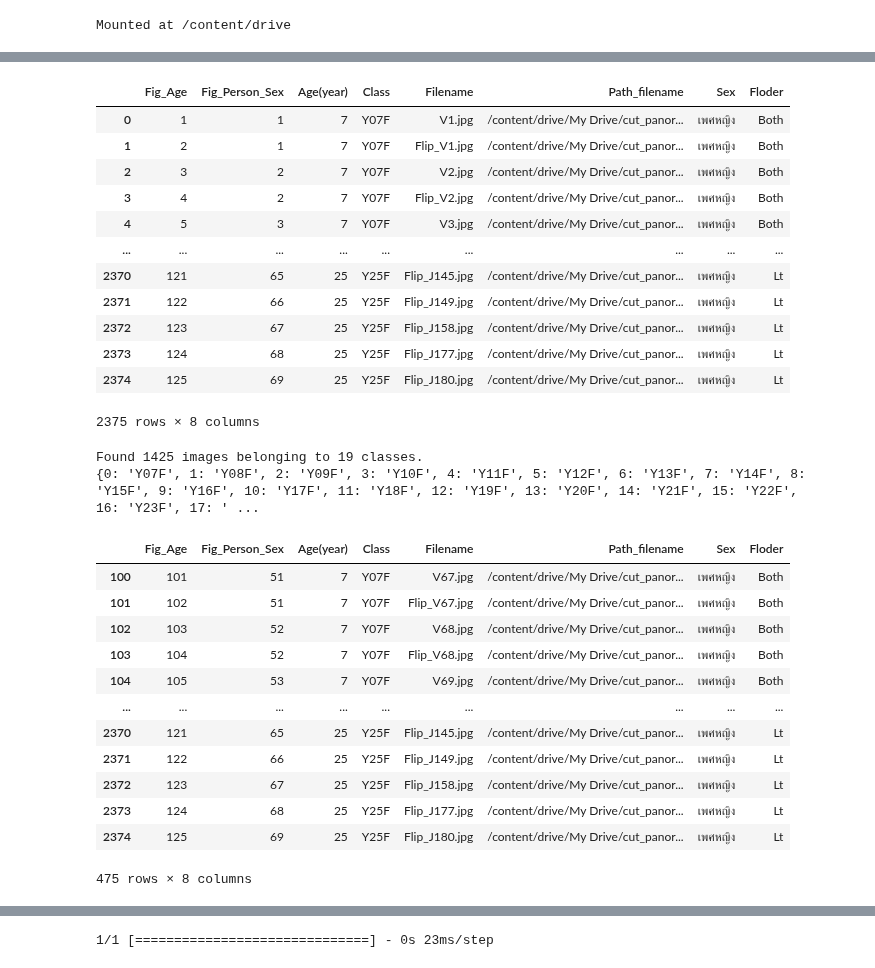
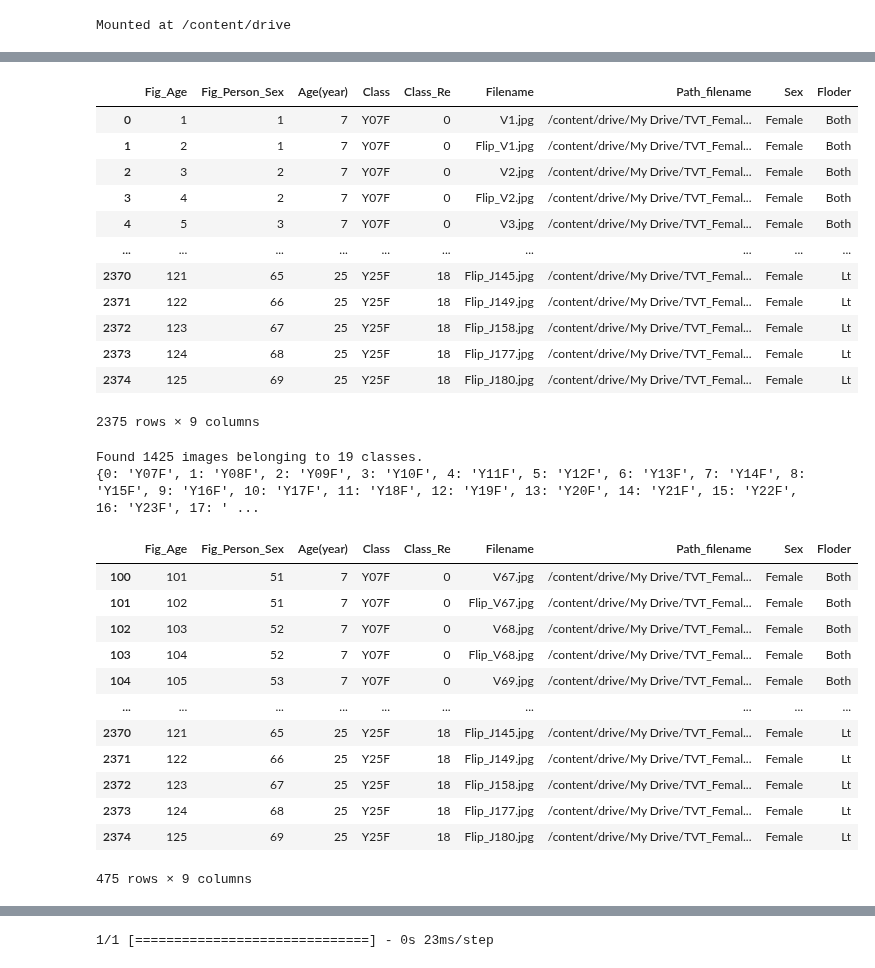
Before and after one commit to Wanita-8943/efficientnet_keras_transfer_learning, a Jupyter notebook: NEW_Predict_รอบที่2_Female125_250รอบ.ipynb, the cells around one changed output, grey strips where cells are left out. Drawn from its saved outputs; the diff is of its cells as text; code cells hidden in the pictures.

```diff
--- a/NEW_Predict_รอบที่2_Female125_250รอบ.ipynb
+++ b/NEW_Predict_รอบที่2_Female125_250รอบ.ipynb
@@ -28,21 +28,21 @@ Resolving deltas: 100% (420/420), done.
 /content/efficientnet_keras_transfer_learning
 # %%
-df = pd.read_csv (r'/content/drive/MyDrive/cut_panoramic/Data/Data_Female_125.csv')
+df = pd.read_csv (r'/content/drive/MyDrive/cut_panoramic/Data/New_Data_Female125.csv')
 df
 # %% [output]
-|  | Fig_Age | Fig_Person_Sex | Age(year) | Class | Filename | Path_filename | Sex | Floder |
-| 0 | 1 | 1 | 7 | Y07F | V1.jpg | /content/drive/My Drive/cut_panor... | เพศหญิง | Both |
-| 1 | 2 | 1 | 7 | Y07F | Flip_V1.jpg | /content/drive/My Drive/cut_panor... | เพศหญิง | Both |
-| 2 | 3 | 2 | 7 | Y07F | V2.jpg | /content/drive/My Drive/cut_panor... | เพศหญิง | Both |
-| 3 | 4 | 2 | 7 | Y07F | Flip_V2.jpg | /content/drive/My Drive/cut_panor... | เพศหญิง | Both |
-| 4 | 5 | 3 | 7 | Y07F | V3.jpg | /content/drive/My Drive/cut_panor... | เพศหญิง | Both |
-| ... | ... | ... | ... | ... | ... | ... | ... | ... |
-| 2370 | 121 | 65 | 25 | Y25F | Flip_J145.jpg | /content/drive/My Drive/cut_panor... | เพศหญิง | Lt |
-| 2371 | 122 | 66 | 25 | Y25F | Flip_J149.jpg | /content/drive/My Drive/cut_panor... | เพศหญิง | Lt |
-| 2372 | 123 | 67 | 25 | Y25F | Flip_J158.jpg | /content/drive/My Drive/cut_panor... | เพศหญิง | Lt |
-| 2373 | 124 | 68 | 25 | Y25F | Flip_J177.jpg | /content/drive/My Drive/cut_panor... | เพศหญิง | Lt |
-| 2374 | 125 | 69 | 25 | Y25F | Flip_J180.jpg | /content/drive/My Drive/cut_panor... | เพศหญิง | Lt |
+|  | Fig_Age | Fig_Person_Sex | Age(year) | Class | Class_Re | Filename | Path_filename | Sex | Floder |
+| 0 | 1 | 1 | 7 | Y07F | 0 | V1.jpg | /content/drive/My Drive/TVT_Femal... | Female | Both |
+| 1 | 2 | 1 | 7 | Y07F | 0 | Flip_V1.jpg | /content/drive/My Drive/TVT_Femal... | Female | Both |
+| 2 | 3 | 2 | 7 | Y07F | 0 | V2.jpg | /content/drive/My Drive/TVT_Femal... | Female | Both |
+| 3 | 4 | 2 | 7 | Y07F | 0 | Flip_V2.jpg | /content/drive/My Drive/TVT_Femal... | Female | Both |
+| 4 | 5 | 3 | 7 | Y07F | 0 | V3.jpg | /content/drive/My Drive/TVT_Femal... | Female | Both |
+| ... | ... | ... | ... | ... | ... | ... | ... | ... | ... |
+| 2370 | 121 | 65 | 25 | Y25F | 18 | Flip_J145.jpg | /content/drive/My Drive/TVT_Femal... | Female | Lt |
+| 2371 | 122 | 66 | 25 | Y25F | 18 | Flip_J149.jpg | /content/drive/My Drive/TVT_Femal... | Female | Lt |
+| 2372 | 123 | 67 | 25 | Y25F | 18 | Flip_J158.jpg | /content/drive/My Drive/TVT_Femal... | Female | Lt |
+| 2373 | 124 | 68 | 25 | Y25F | 18 | Flip_J177.jpg | /content/drive/My Drive/TVT_Femal... | Female | Lt |
+| 2374 | 125 | 69 | 25 | Y25F | 18 | Flip_J180.jpg | /content/drive/My Drive/TVT_Femal... | Female | Lt |
-2375 rows × 8 columns
+2375 rows × 9 columns
 # %%
 import sys
 sys.path.append('/content/drive/MyDrive/cut_panoramic/Model/22_รอบที่2_Flimpano_Female125_250.h5')
@@ -111,19 +111,19 @@ Found 1425 images belonging to 19 classes.
 test = df[df['Fig_Age'].between(101,125)]
 test
 # %% [output]
-|  | Fig_Age | Fig_Person_Sex | Age(year) | Class | Filename | Path_filename | Sex | Floder |
-| 100 | 101 | 51 | 7 | Y07F | V67.jpg | /content/drive/My Drive/cut_panor... | เพศหญิง | Both |
-| 101 | 102 | 51 | 7 | Y07F | Flip_V67.jpg | /content/drive/My Drive/cut_panor... | เพศหญิง | Both |
-| 102 | 103 | 52 | 7 | Y07F | V68.jpg | /content/drive/My Drive/cut_panor... | เพศหญิง | Both |
-| 103 | 104 | 52 | 7 | Y07F | Flip_V68.jpg | /content/drive/My Drive/cut_panor... | เพศหญิง | Both |
-| 104 | 105 | 53 | 7 | Y07F | V69.jpg | /content/drive/My Drive/cut_panor... | เพศหญิง | Both |
-| ... | ... | ... | ... | ... | ... | ... | ... | ... |
-| 2370 | 121 | 65 | 25 | Y25F | Flip_J145.jpg | /content/drive/My Drive/cut_panor... | เพศหญิง | Lt |
-| 2371 | 122 | 66 | 25 | Y25F | Flip_J149.jpg | /content/drive/My Drive/cut_panor... | เพศหญิง | Lt |
-| 2372 | 123 | 67 | 25 | Y25F | Flip_J158.jpg | /content/drive/My Drive/cut_panor... | เพศหญิง | Lt |
-| 2373 | 124 | 68 | 25 | Y25F | Flip_J177.jpg | /content/drive/My Drive/cut_panor... | เพศหญิง | Lt |
-| 2374 | 125 | 69 | 25 | Y25F | Flip_J180.jpg | /content/drive/My Drive/cut_panor... | เพศหญิง | Lt |
+|  | Fig_Age | Fig_Person_Sex | Age(year) | Class | Class_Re | Filename | Path_filename | Sex | Floder |
+| 100 | 101 | 51 | 7 | Y07F | 0 | V67.jpg | /content/drive/My Drive/TVT_Femal... | Female | Both |
+| 101 | 102 | 51 | 7 | Y07F | 0 | Flip_V67.jpg | /content/drive/My Drive/TVT_Femal... | Female | Both |
+| 102 | 103 | 52 | 7 | Y07F | 0 | V68.jpg | /content/drive/My Drive/TVT_Femal... | Female | Both |
+| 103 | 104 | 52 | 7 | Y07F | 0 | Flip_V68.jpg | /content/drive/My Drive/TVT_Femal... | Female | Both |
+| 104 | 105 | 53 | 7 | Y07F | 0 | V69.jpg | /content/drive/My Drive/TVT_Femal... | Female | Both |
+| ... | ... | ... | ... | ... | ... | ... | ... | ... | ... |
+| 2370 | 121 | 65 | 25 | Y25F | 18 | Flip_J145.jpg | /content/drive/My Drive/TVT_Femal... | Female | Lt |
+| 2371 | 122 | 66 | 25 | Y25F | 18 | Flip_J149.jpg | /content/drive/My Drive/TVT_Femal... | Female | Lt |
+| 2372 | 123 | 67 | 25 | Y25F | 18 | Flip_J158.jpg | /content/drive/My Drive/TVT_Femal... | Female | Lt |
+| 2373 | 124 | 68 | 25 | Y25F | 18 | Flip_J177.jpg | /content/drive/My Drive/TVT_Femal... | Female | Lt |
+| 2374 | 125 | 69 | 25 | Y25F | 18 | Flip_J180.jpg | /content/drive/My Drive/TVT_Femal... | Female | Lt |
-475 rows × 8 columns
+475 rows × 9 columns
 # %%
 act = test['Class'].tolist() #ค่าจริง
 path = test['Path_filename'].tolist() #path
```
Also changed, not shown: parts of 3 cells of this notebook.
